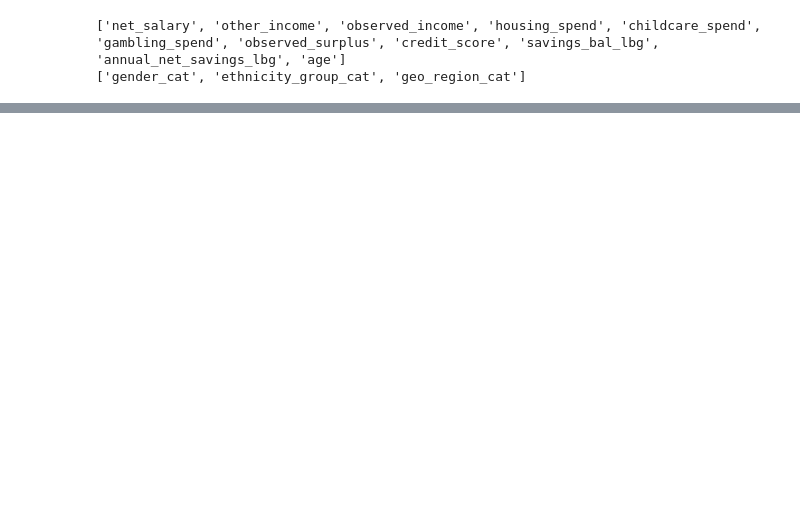
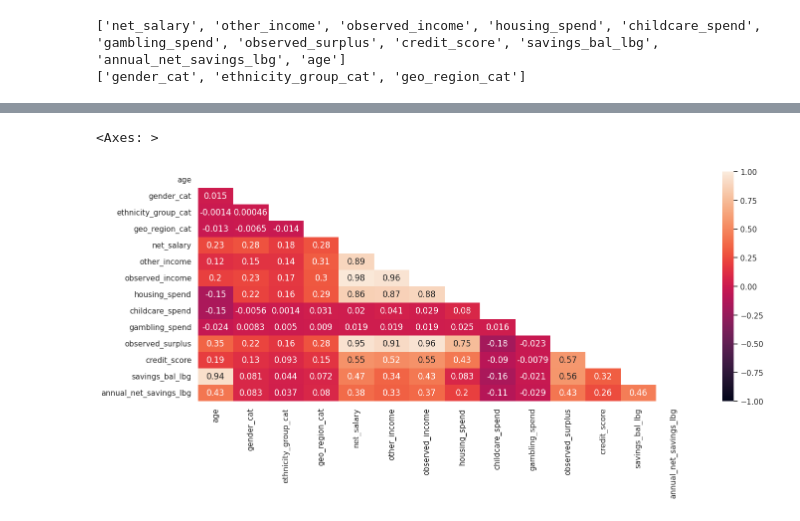
Before and after one commit to hasibahmed/exercise, a Jupyter notebook: technical_exercise/2.input_variables.ipynb, the cells around one changed output, grey strips where cells are left out. Saved outputs shown, nothing was run; the diff lists cells and outputs as text; code cells hidden in the pictures; blank space fills up the shorter version.

```diff
--- a/technical_exercise/2.input_variables.ipynb
+++ b/technical_exercise/2.input_variables.ipynb
@@ -83,4 +134,6 @@ for col in num_cols:
 # %%
 # lets look at the correlation co-efficients
-df.corr()
+plt.figure(figsize=(16,6))
+mask = np.triu(np.ones_like(df.corr(), dtype=bool))
+sns.heatmap(df.corr(), mask=mask, vmin= -1, vmax= 1, annot=True)
 # %% [output]
@@ -101,0 +140,2 @@ df.corr()
+<Axes: >
+[figure, added]
```
Also changed, not shown: parts of 9 cells of this notebook.
